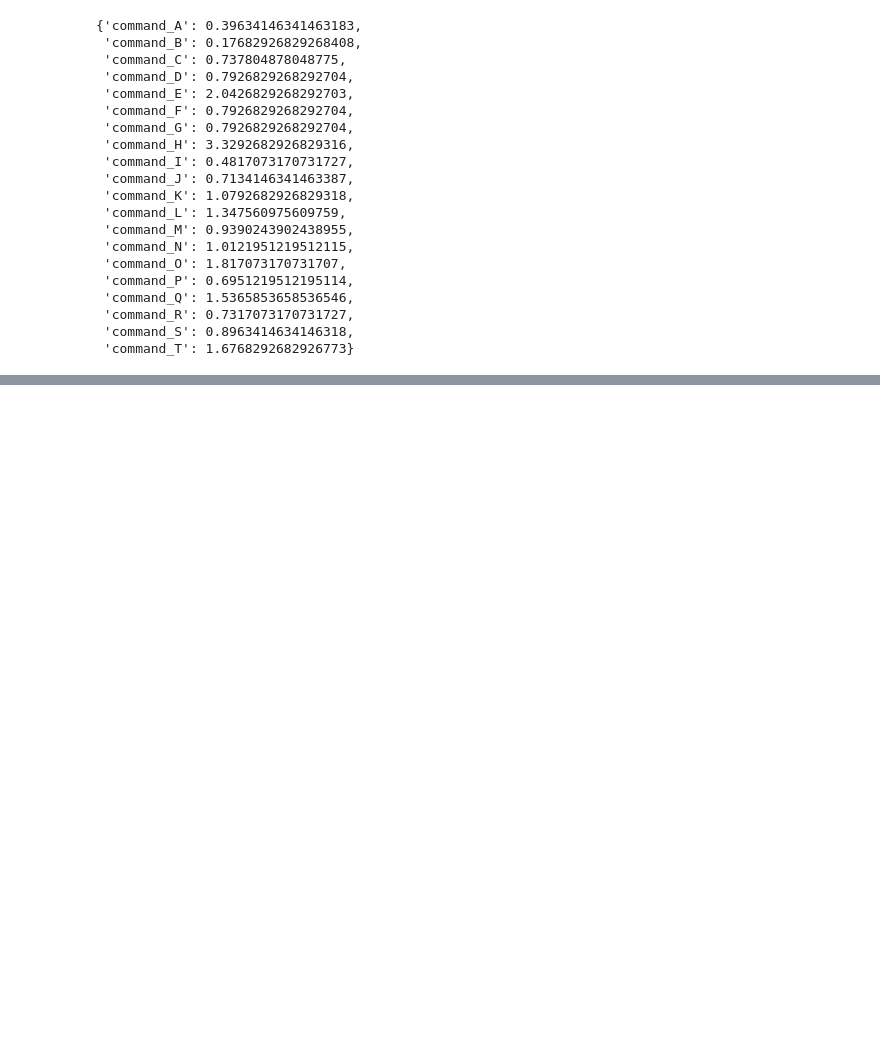
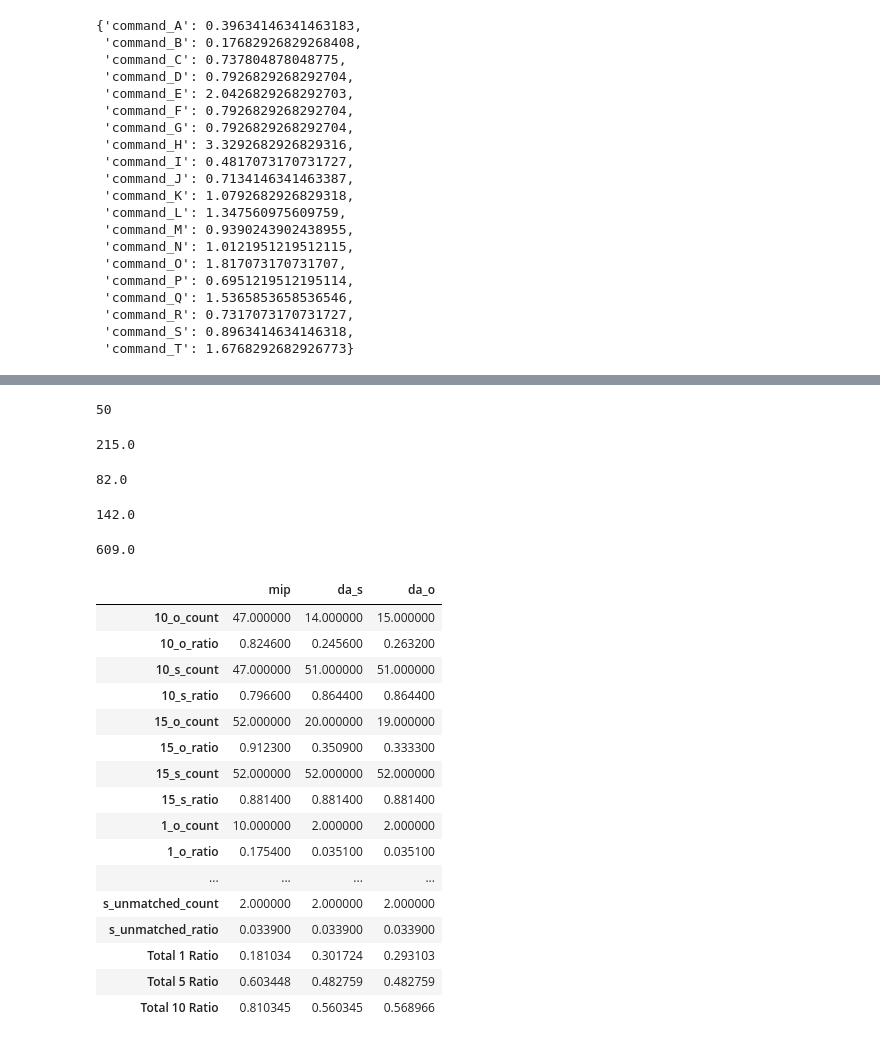
Before and after one commit to ieshaw/Dynamic_Manning, a Jupyter notebook: Code/Metrics_and_Match_Template.ipynb, the cells around one changed output, grey strips where cells are left out. Saved outputs shown, nothing was run; the diff lists cells and outputs as text; code cells hidden in the pictures; blank space fills up the shorter version.

```diff
--- a/Code/Metrics_and_Match_Template.ipynb
+++ b/Code/Metrics_and_Match_Template.ipynb
@@ -29,7 +29,7 @@ import pref_metrics as pm
 
 #Path to files
 file_path_data = '/Users/z/Documents/Data_Cleaning/med_data/clean/'
-file_path_results = '/Users/z/Documents/Data_Cleaning/med_data/results/'
+file_path_results = '/Users/z/Documents/Data_Cleaning/med_data/clean/results/'
 
 #Raw Data
 s_df = pd.read_csv(file_path_data + "S.csv", index_col=0)
@@ -225,2 +227,43 @@ py.iplot(fig, filename='donut')
+# %%
+lista = list(post_stat_df.index)
+lista.index("Total 1 Ratio")
+# %% [output]
+50
+# %%
+(x_da_s_df * s_df).sum().sum()
+# %% [output]
+215.0
+# %%
+(x_tn_df * s_df).sum().sum()
+# %% [output]
+82.0
+# %%
+(x_tn_df.T * o_df).sum().sum()
+# %% [output]
+142.0
+# %%
+(x_da_s_df.T * o_df).sum().sum()
+# %% [output]
+609.0
+# %%
+post_stat_df
+# %% [output]
+|  | mip | da_s | da_o |
+| 10_o_count | 47.000000 | 14.000000 | 15.000000 |
+| 10_o_ratio | 0.824600 | 0.245600 | 0.263200 |
+| 10_s_count | 47.000000 | 51.000000 | 51.000000 |
+| 10_s_ratio | 0.796600 | 0.864400 | 0.864400 |
+| 15_o_count | 52.000000 | 20.000000 | 19.000000 |
+| 15_o_ratio | 0.912300 | 0.350900 | 0.333300 |
+| 15_s_count | 52.000000 | 52.000000 | 52.000000 |
+| 15_s_ratio | 0.881400 | 0.881400 | 0.881400 |
+| 1_o_count | 10.000000 | 2.000000 | 2.000000 |
+| 1_o_ratio | 0.175400 | 0.035100 | 0.035100 |
+| ... | ... | ... | ... |
+| s_unmatched_count | 2.000000 | 2.000000 | 2.000000 |
+| s_unmatched_ratio | 0.033900 | 0.033900 | 0.033900 |
+| Total 1 Ratio | 0.181034 | 0.301724 | 0.293103 |
+| Total 5 Ratio | 0.603448 | 0.482759 | 0.482759 |
+| Total 10 Ratio | 0.810345 | 0.560345 | 0.568966 |
 # %%
 import qgrid
```
Also changed, not shown: parts of 9 cells of this notebook, 2 other files.
